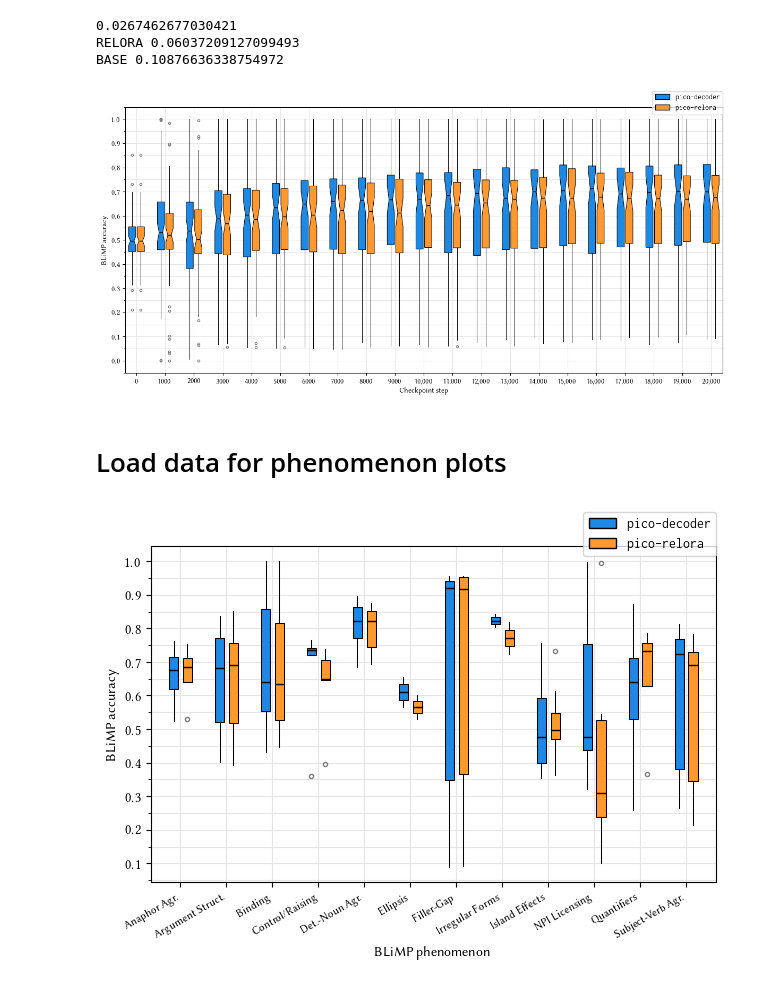
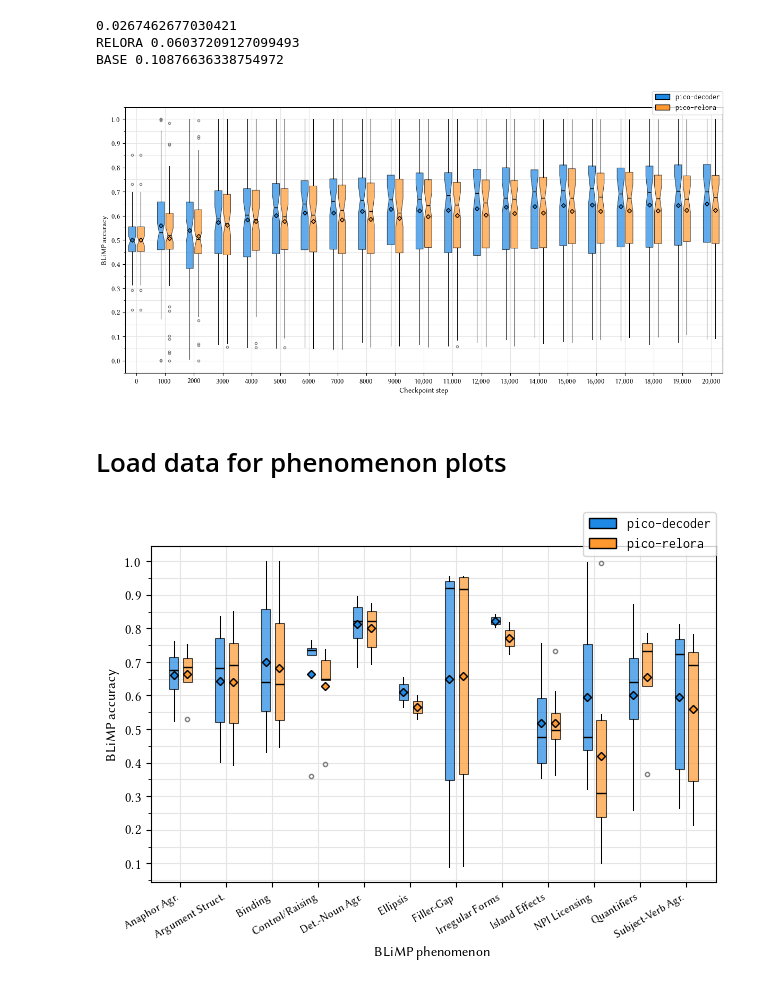
Before and after one commit to Yu-val-weiss/relora-pico, a Jupyter notebook: notebooks/blimp-plots.ipynb, the cells around one changed output. Saved outputs shown, nothing was run; the diff lists cells and outputs as text; code cells hidden in the pictures.

Commit message:
add means to box plots

```diff
--- a/notebooks/blimp-plots.ipynb
+++ b/notebooks/blimp-plots.ipynb
@@ -121,34 +121,62 @@ boxplot = ax.boxplot(
 colors = ["#1E88E5", "#FF992F"]
 for idx, patch in enumerate(boxplot["boxes"]):
     patch.set_facecolor(colors[idx % 2])
+    patch.set_alpha(0.7)
+
+for idx, (pos, ts) in enumerate(zip(positions, uid_data.T)):
+    ax.plot(
+        pos,
+        np.mean(ts),
+        marker="D",
+        markersize=4,
+        markerfacecolor=colors[idx % 2],
+        markeredgecolor="black",
+        markeredgewidth=1,
+        zorder=5,
+        linestyle="None",
+    )
 
 ax.set_ylabel("BLiMP accuracy")
 
 
 ax.set_xticks(steps, labels=[f"{(i * 1000):,}" if i >= 10 else str(i * 1000) for i in range(0, 21)])
 
 ax.set_xlabel(r"Checkpoint step")
 
 ax.yaxis.set_major_locator(MultipleLocator(0.1))
 ax.yaxis.set_minor_locator(MultipleLocator(0.05))
 # ax.yaxis.set_major_formatter(plt.FuncFormatter(lambda x, _: f'{x:.0f}'))
 ax.yaxis.set_minor_formatter(NullFormatter())
 
 
 ax.grid(which="both", axis="both", color="#E5E5E5")
 
 legend_elements = [
     Patch(facecolor=color, edgecolor="black", label=label) for color, label in zip(colors, labels)
 ]
+# legend_elements.append(
+#     Line2D(
+#         [0],
+#         [0],
+#         marker="D",
+#         markersize=5,
+#         markerfacecolor="white",
+#         markeredgecolor="black",
+#         markeredgewidth=1.5,
+#         label="mean",
+#         linestyle="",
+#     )
+# )
+
 
 # Add the legend
 ax.legend(handles=legend_elements, loc="upper right", bbox_to_anchor=(1, 1.06), borderaxespad=0)
 
 fig.tight_layout()
 fig.savefig(f"../graphs/{SCALE}_blimp_box.pdf")
 fig.show()
 # %% [output]
-[figure, old version]
+[figure, new version]
 # %% [markdown]
 # Load data for phenomenon plots
 # %%
@@ -302,6 +330,20 @@ boxplot = ax.boxplot(
 colors = ["#1E88E5", "#FF992F"]
 for idx, patch in enumerate(boxplot["boxes"]):
     patch.set_facecolor(colors[idx % 2])
+    patch.set_alpha(0.7)
+
+for idx, (pos, phen) in enumerate(zip(positions, phen_data)):
+    ax.plot(
+        pos,
+        np.mean(phen),
+        marker="D",
+        markersize=4,
+        markerfacecolor=colors[idx % 2],
+        markeredgecolor="black",
+        markeredgewidth=1,
+        zorder=5,
+        linestyle="None",
+    )
 
 ax.set_ylabel("BLiMP accuracy")
 
@@ -343,4 +385,4 @@ fig.tight_layout()
 fig.savefig(f"../graphs/{SCALE}_blimp_phenom_box.pdf")
 fig.show()
 # %% [output]
-[figure, old version]
+[figure, new version]
```
Also changed, not shown: 4 other files.
